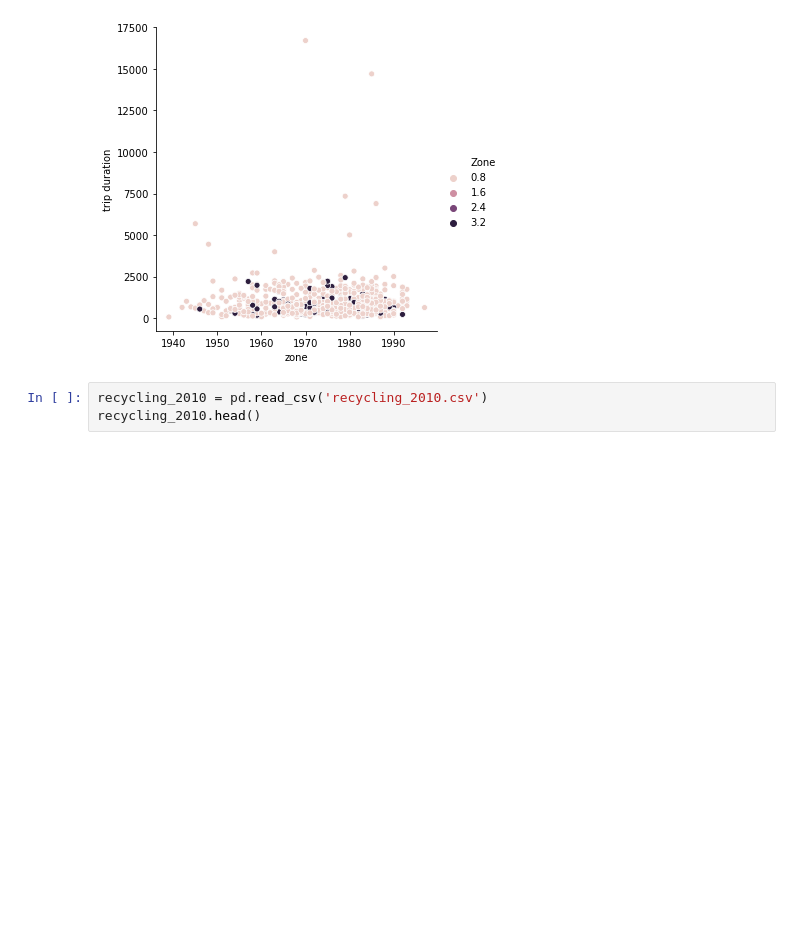
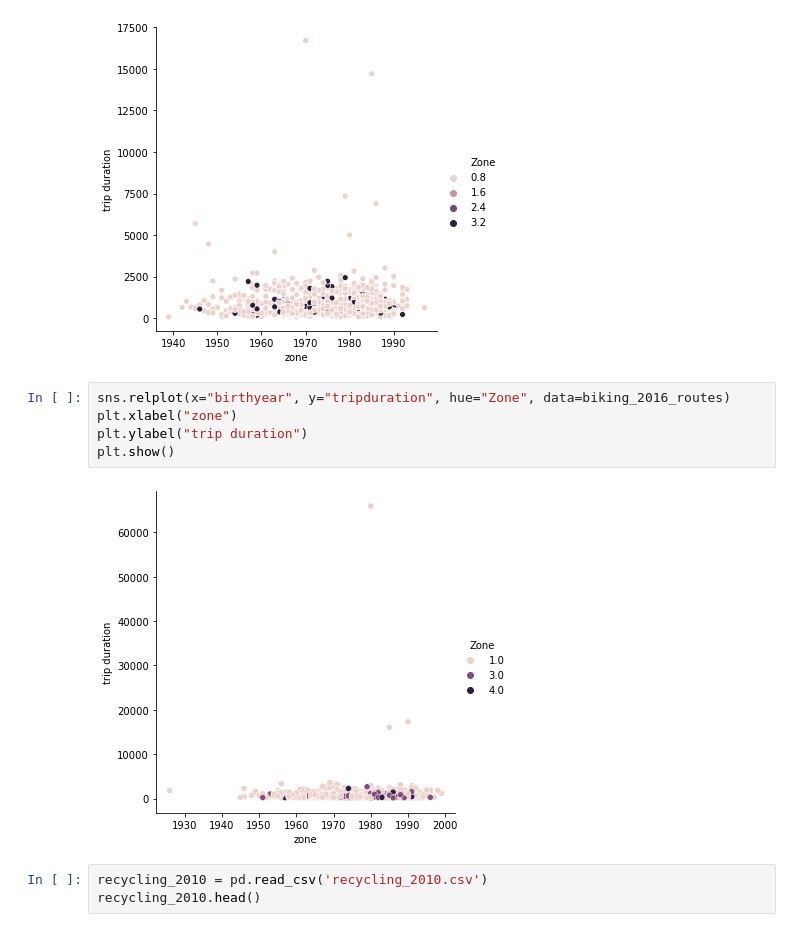
Before and after one commit to ariannacurillo/info2950-finalproject, a Jupyter notebook: phase4.ipynb, the cells around one changed output. Saved outputs shown, nothing was run; the diff lists cells and outputs as text; blank space fills up the shorter version.

```diff
--- a/phase4.ipynb
+++ b/phase4.ipynb
@@ -306,6 +348,13 @@ plt.ylabel("trip duration")
 plt.show()
 # %% [output]
 [figure]
+# %%
+sns.relplot(x="birthyear", y="tripduration", hue="Zone", data=biking_2016_routes)
+plt.xlabel("zone")
+plt.ylabel("trip duration")
+plt.show()
+# %% [output]
+[figure, added]
 # %%
 recycling_2010 = pd.read_csv('recycling_2010.csv')
 recycling_2010.head()
```
Also changed, not shown: parts of 45 cells of this notebook, 1 other file.
